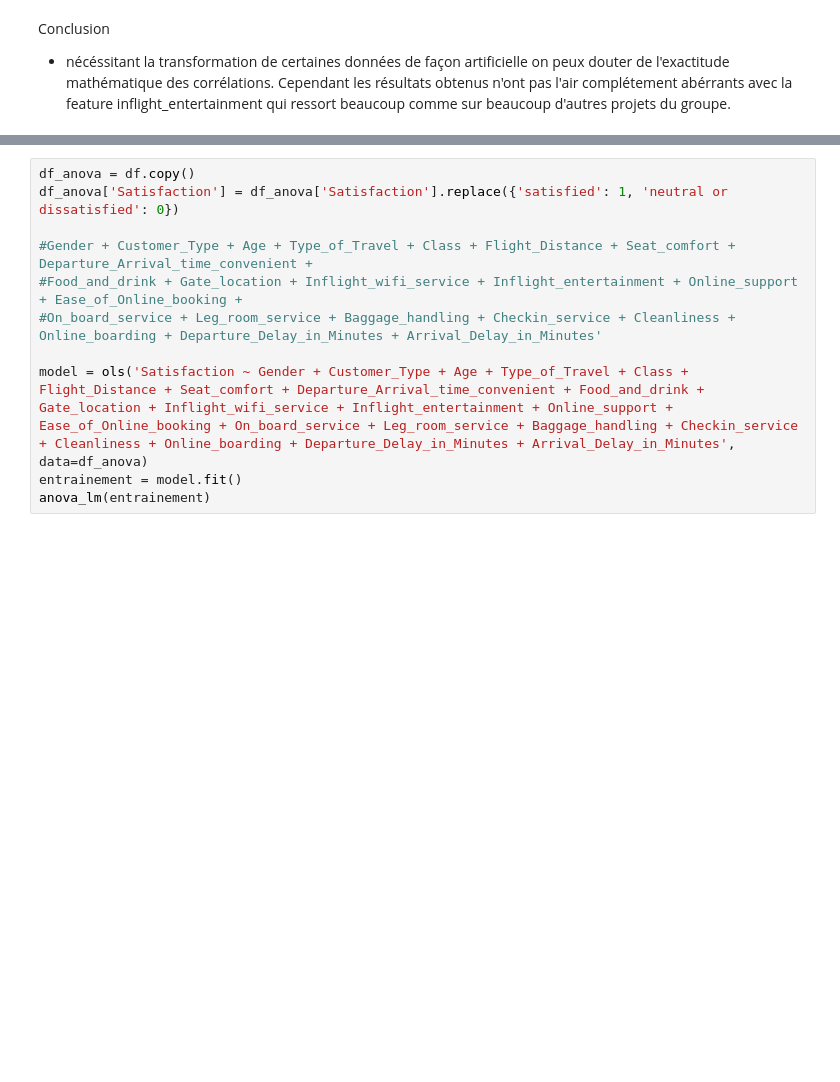
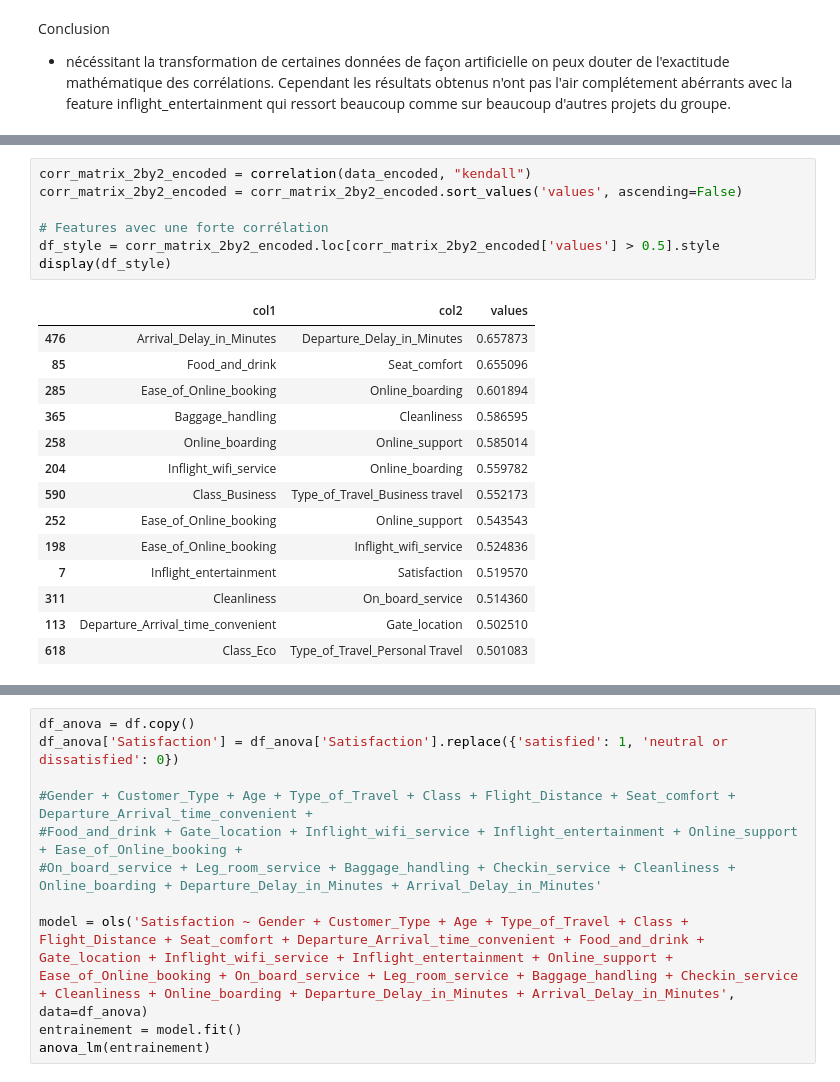
Before and after one commit to data-IA-2022/Airline_Jeremy, a Jupyter notebook: chap1_analyse_des_donnees.ipynb, the cells around one changed output, grey strips where cells are left out. Drawn from its saved outputs; the diff is of its cells as text; blank space fills up the shorter version.

```diff
--- a/chap1_analyse_des_donnees.ipynb
+++ b/chap1_analyse_des_donnees.ipynb
@@ -263,0 +282,22 @@ Conclusion
+# %%
+corr_matrix_2by2_encoded = correlation(data_encoded, "kendall")
+corr_matrix_2by2_encoded = corr_matrix_2by2_encoded.sort_values('values', ascending=False)
+
+# Features avec une forte corrélation
+df_style = corr_matrix_2by2_encoded.loc[corr_matrix_2by2_encoded['values'] > 0.5].style
+display(df_style)
+# %% [output]
+|  | col1 | col2 | values |
+| 476 | Arrival_Delay_in_Minutes | Departure_Delay_in_Minutes | 0.657873 |
+| 85 | Food_and_drink | Seat_comfort | 0.655096 |
+| 285 | Ease_of_Online_booking | Online_boarding | 0.601894 |
+| 365 | Baggage_handling | Cleanliness | 0.586595 |
+| 258 | Online_boarding | Online_support | 0.585014 |
+| 204 | Inflight_wifi_service | Online_boarding | 0.559782 |
+| 590 | Class_Business | Type_of_Travel_Business travel | 0.552173 |
+| 252 | Ease_of_Online_booking | Online_support | 0.543543 |
+| 198 | Ease_of_Online_booking | Inflight_wifi_service | 0.524836 |
+| 7 | Inflight_entertainment | Satisfaction | 0.519570 |
+| 311 | Cleanliness | On_board_service | 0.514360 |
+| 113 | Departure_Arrival_time_convenient | Gate_location | 0.502510 |
+| 618 | Class_Eco | Type_of_Travel_Personal Travel | 0.501083 |
```
Also changed, not shown: parts of 25 cells of this notebook, 2 other files.
